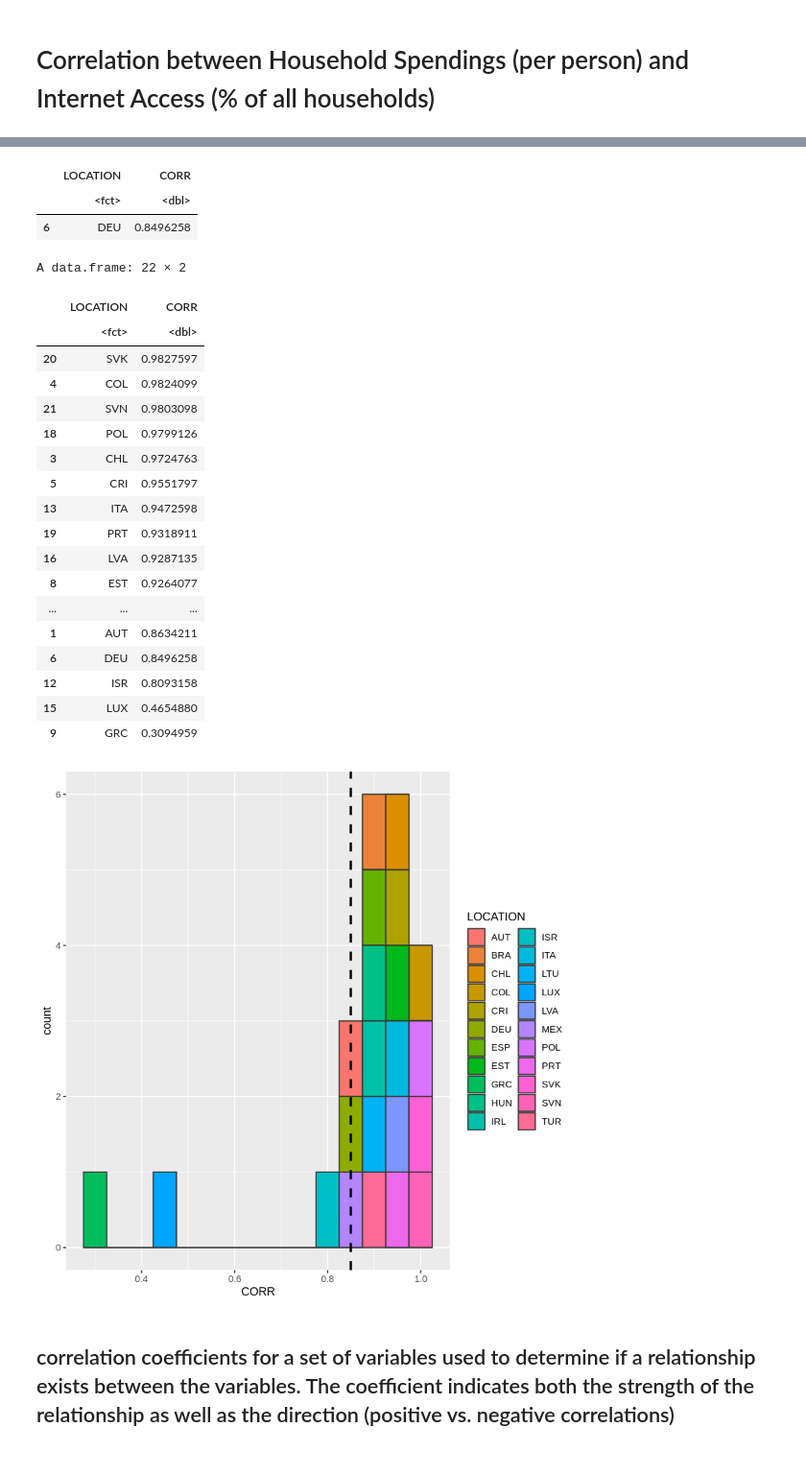
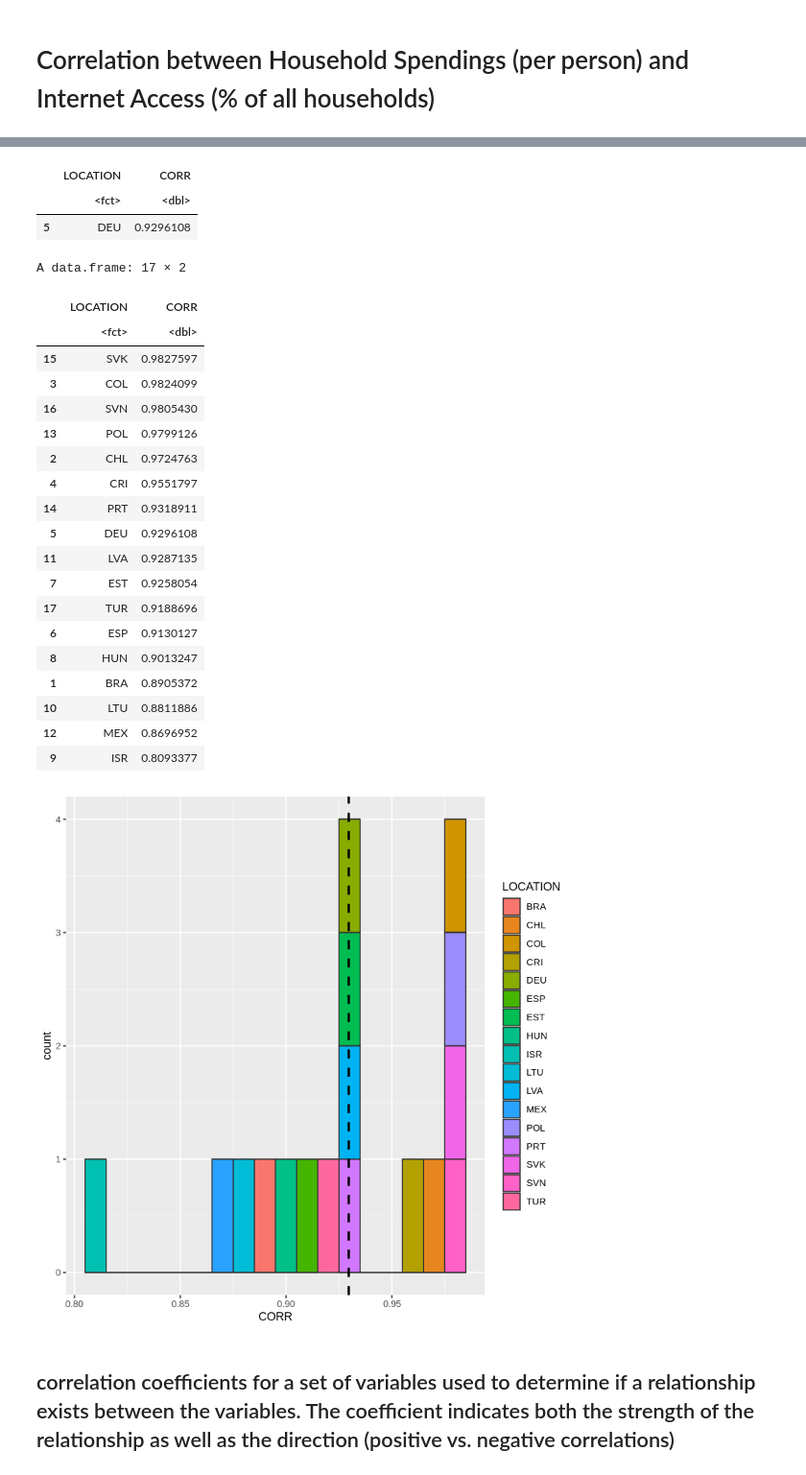
Before and after one commit to patdring/NewAppMarkets, a Jupyter notebook: CS_Fallstudie.ipynb, the cells around one changed output, grey strips where cells are left out. Shown at 96% size. Drawn from its saved outputs; the diff is of its cells as text; code cells hidden in the pictures.

```diff
--- a/CS_Fallstudie.ipynb
+++ b/CS_Fallstudie.ipynb
@@ -235,7 +235,7 @@ rownames(df_sig) <- 1:nrow(df_sig)
 names(df_sig)[1] <- "LOCATION"
 df_sig$LOCATION <- str_replace_all(df_sig$LOCATION, "LOCATION", "")
 df_sig <- merge(df_sig, df_spending_per_household, by=c("LOCATION"))
-df_sig <- df_sig[df_sig$'Pr(>|t|)' < 0.07 | df_sig$LOCATION == "DEU", ]
+df_sig <- df_sig[df_sig$'Pr(>|t|)' < 0.01 | df_sig$LOCATION == "DEU", ]
 
 # Get only neccessary columns for further processing
 df_hs <- df_sig[c("LOCATION", "Country", "TIME.y", "PerPersonSpending")]
@@ -318,7 +318,7 @@ rownames(df_sig) <- 1:nrow(df_sig)
 names(df_sig)[1] <- "LOCATION"
 df_sig$LOCATION <- str_replace_all(df_sig$LOCATION, "LOCATION", "")
 df_sig <- merge(df_sig, df_internet_access, by=c("LOCATION"))
-df_sig <- df_sig[df_sig$'Pr(>|t|)' < 0.1 | df_sig$LOCATION == "DEU", ]
+df_sig <- df_sig[df_sig$'Pr(>|t|)' < 0.01 | df_sig$LOCATION == "DEU", ]
 #df_sig
 
 # Get only neccessary columns for further processing
@@ -348,6 +348,9 @@ df_ia2023$Value <- predict(model, df_ia2023)
 # Append it to the data frame
 df_ia <- rbind(df_ia, df_ia2023)
 
+# Correct values to max. possible 100%
+df_ia$Value <- ifelse(df_ia$Value > 100.0, 100.0, df_ia$Value)
+
 # Merge with Country Codes to Map Alpha-3 to Country
 df_ia <- merge(df_ia, df_country_codes,by=c("LOCATION"))
 
@@ -401,53 +404,54 @@ result <- by(xx[,2:3], xx$group, function(x) {cor(x$a, x$b)})
 
 # Coerce it into a data frame via a matrix
 result.dataframe <- as.data.frame(as.matrix(result))
 
 # Remove not usable/available rows
 result.dataframe <- na.omit(result.dataframe)
 
 # Beautify column names
 result.dataframe <- cbind(newColName = rownames(result.dataframe), result.dataframe)
 rownames(result.dataframe) <- 1:nrow(result.dataframe)
 
 colnames(result.dataframe) <- c("LOCATION","CORR")
 
 # Sort/Order the data set with decreasing correlation numbers
 result.dataframe <- result.dataframe[order(result.dataframe$CORR,decreasing=TRUE), ]
 
 # We pick germany as a reference
 germany <- result.dataframe[result.dataframe$LOCATION == 'DEU', ]
 View(germany)
 
 View(result.dataframe)
 
 ggplot(aes(x = CORR ), data = result.dataframe) +
-  geom_histogram(aes(fill = LOCATION ), binwidth=0.05, colour="grey20") +
+  geom_histogram(aes(fill = LOCATION ), binwidth=0.01, colour="grey20") +
   geom_vline(aes(xintercept=germany$CORR), color="black", linetype="dashed", size=1)
 # %% [output]
 A data.frame: 1 × 2
 |  | LOCATION | CORR |
 |  | <fct> | <dbl> |
-| 6 | DEU | 0.8496258 |
+| 5 | DEU | 0.9296108 |
-A data.frame: 22 × 2
+A data.frame: 17 × 2
 |  | LOCATION | CORR |
 |  | <fct> | <dbl> |
-| 20 | SVK | 0.9827597 |
-| 4 | COL | 0.9824099 |
-| 21 | SVN | 0.9803098 |
-| 18 | POL | 0.9799126 |
-| 3 | CHL | 0.9724763 |
-| 5 | CRI | 0.9551797 |
-| 13 | ITA | 0.9472598 |
-| 19 | PRT | 0.9318911 |
-| 16 | LVA | 0.9287135 |
-| 8 | EST | 0.9264077 |
-| ... | ... | ... |
-| 1 | AUT | 0.8634211 |
-| 6 | DEU | 0.8496258 |
-| 12 | ISR | 0.8093158 |
-| 15 | LUX | 0.4654880 |
-| 9 | GRC | 0.3094959 |
+| 15 | SVK | 0.9827597 |
+| 3 | COL | 0.9824099 |
+| 16 | SVN | 0.9805430 |
+| 13 | POL | 0.9799126 |
+| 2 | CHL | 0.9724763 |
+| 4 | CRI | 0.9551797 |
+| 14 | PRT | 0.9318911 |
+| 5 | DEU | 0.9296108 |
+| 11 | LVA | 0.9287135 |
+| 7 | EST | 0.9258054 |
+| 17 | TUR | 0.9188696 |
+| 6 | ESP | 0.9130127 |
+| 8 | HUN | 0.9013247 |
+| 1 | BRA | 0.8905372 |
+| 10 | LTU | 0.8811886 |
+| 12 | MEX | 0.8696952 |
+| 9 | ISR | 0.8093377 |
-[figure, old version]
+[figure, new version]
 # %% [markdown]
 ## correlation coefficients for a set of variables used to determine if a relationship exists between the variables. The coefficient indicates both the strength of the relationship as well as the direction (positive vs. negative correlations)
 # %%
```
Also changed, not shown: parts of 4 cells of this notebook.
